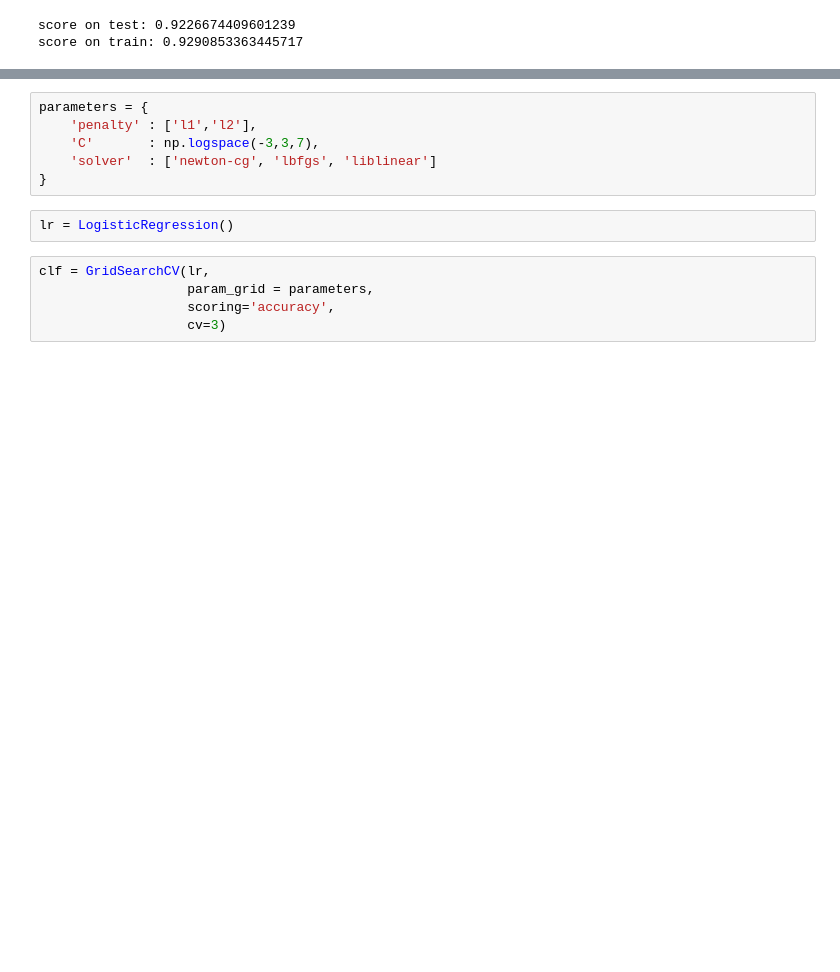
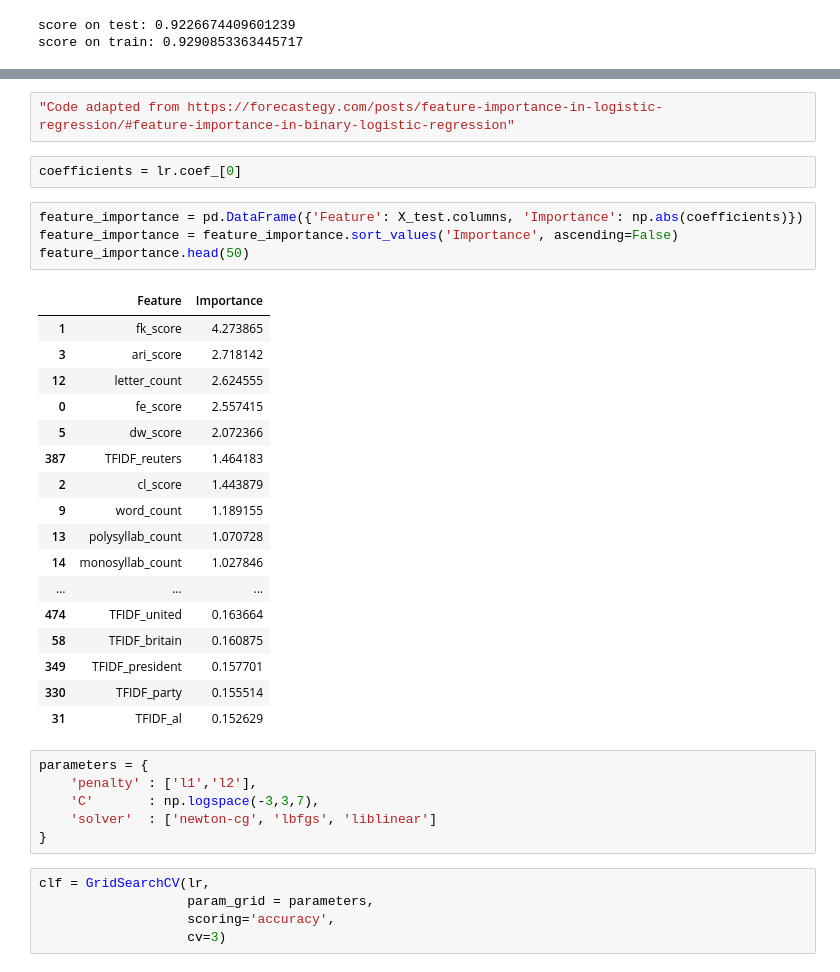
Before and after one commit to Noob1701/Springboard, a Jupyter notebook: Fake News Modelling.ipynb, the cells around one changed output, grey strips where cells are left out. Cells and saved outputs as stored; diff of their text form; blank space fills up the shorter version.

```diff
--- a/Fake News Modelling.ipynb
+++ b/Fake News Modelling.ipynb
@@ -117,11 +153,35 @@ print((np.arange(5000, 150000, 30)))
+# %%
+"Code adapted from https://forecastegy.com/posts/feature-importance-in-logistic-regression/#feature-importance-in-binary-logistic-regression"
+# %%
+coefficients = lr.coef_[0]
+# %%
+feature_importance = pd.DataFrame({'Feature': X_test.columns, 'Importance': np.abs(coefficients)})
+feature_importance = feature_importance.sort_values('Importance', ascending=False)
+feature_importance.head(50)
+# %% [output]
+|  | Feature | Importance |
+| 1 | fk_score | 4.273865 |
+| 3 | ari_score | 2.718142 |
+| 12 | letter_count | 2.624555 |
+| 0 | fe_score | 2.557415 |
+| 5 | dw_score | 2.072366 |
+| 387 | TFIDF_reuters | 1.464183 |
+| 2 | cl_score | 1.443879 |
+| 9 | word_count | 1.189155 |
+| 13 | polysyllab_count | 1.070728 |
+| 14 | monosyllab_count | 1.027846 |
+| ... | ... | ... |
+| 474 | TFIDF_united | 0.163664 |
+| 58 | TFIDF_britain | 0.160875 |
+| 349 | TFIDF_president | 0.157701 |
+| 330 | TFIDF_party | 0.155514 |
+| 31 | TFIDF_al | 0.152629 |
 # %%
 parameters = {
     'penalty' : ['l1','l2'],
     'C'       : np.logspace(-3,3,7),
     'solver'  : ['newton-cg', 'lbfgs', 'liblinear']
 }
-# %%
-lr = LogisticRegression()
 # %%
 clf = GridSearchCV(lr,
                    param_grid = parameters,
```
Also changed, not shown: parts of 17 cells of this notebook.
